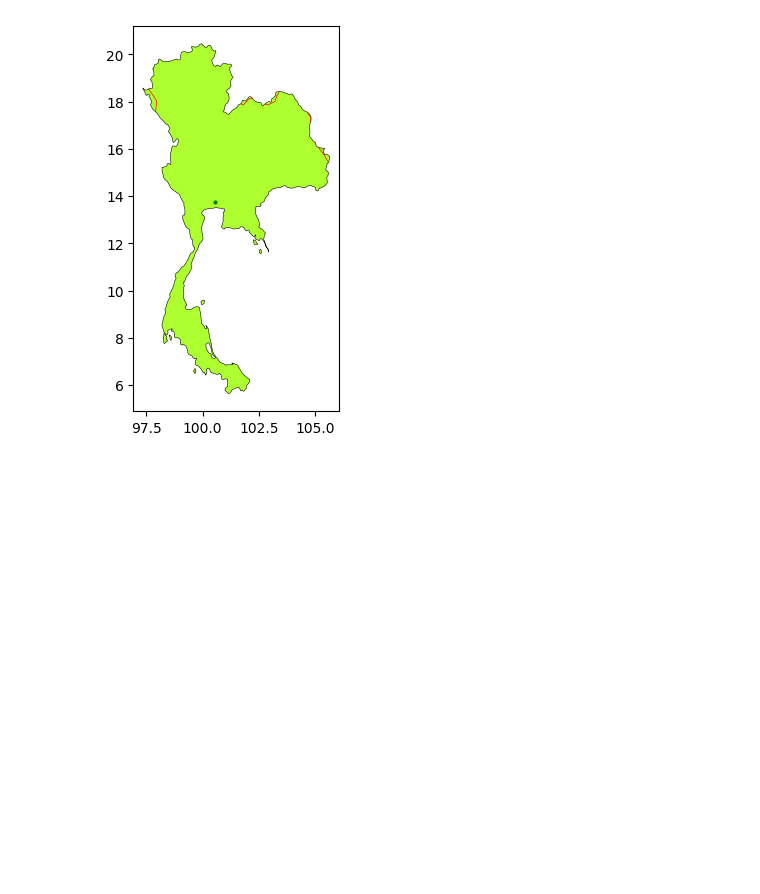
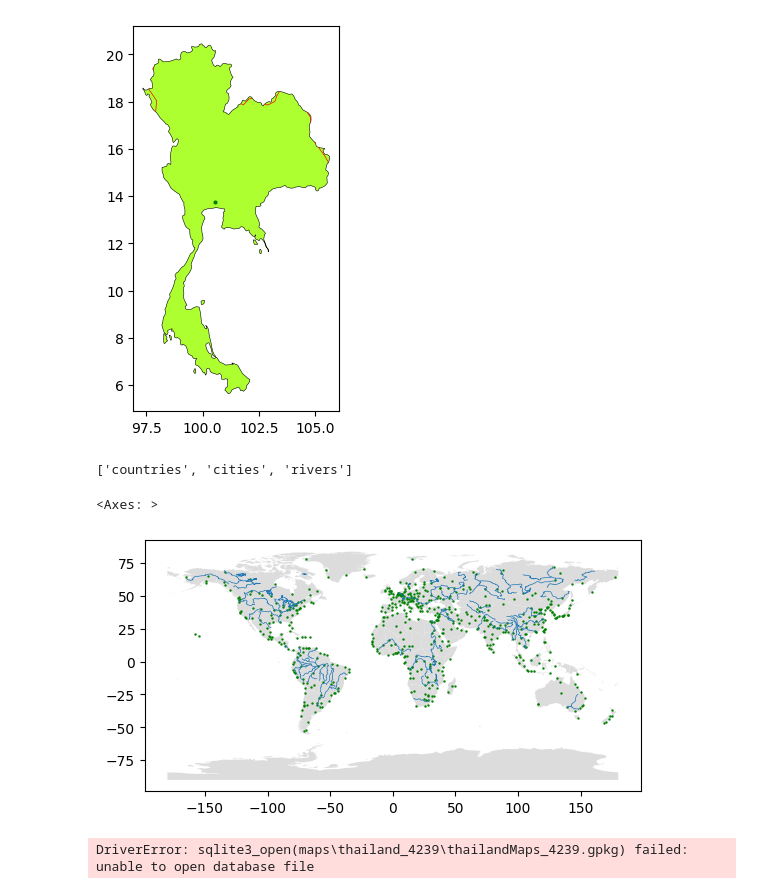
Before and after one commit to juandiegopozo-10/simpleplot, a Jupyter notebook: tarea_2_datosespaciales.ipynb, the cells around one changed output. Drawn from its saved outputs; the diff is of its cells as text; code cells hidden in the pictures; blank space fills up the shorter version.

```diff
--- a/tarea_2_datosespaciales.ipynb
+++ b/tarea_2_datosespaciales.ipynb
@@ -160,24 +160,31 @@ countries.to_file(os.path.join("maps","worldmaps.gpkg"), layer='countries', driv
 cities.to_file(os.path.join("maps","worldmaps.gpkg"), layer='cities', driver="GPKG")
 rivers.to_file(os.path.join("maps","worldmaps.gpkg"), layer='rivers', driver="GPKG")
 # %%
-# link_worldmaps=
+ link_worldmaps='https://github.com/juandiegopozo-10/simpleplot/raw/main/maps/worldmaps.gpkg'
 # %%
-#from  fiona import listlayers
+from  fiona import listlayers
 
-#listlayers(link_worldmaps)
+listlayers(link_worldmaps)
+# %% [output]
+['countries', 'cities', 'rivers']
 # %%
-# countries_prueba=gpd.read_file(link_worldmaps,layer='countries')
-# cities_prueba=gpd.read_file(link_worldmaps,layer='cities')
-# rivers_prueba=gpd.read_file(link_worldmaps,layer='rivers')
+countries_prueba=gpd.read_file(link_worldmaps,layer='countries')
+cities_prueba=gpd.read_file(link_worldmaps,layer='cities')
+rivers_prueba=gpd.read_file(link_worldmaps,layer='rivers')
 # %%
-# base_prueba= countries.plot(facecolor='gainsboro')
-# cities_prueba.plot(ax=base_prueba, markersize=0.5, color='green')
-# rivers_prueba.plot(ax=base_prueba, linewidth=0.5)
+base_prueba= countries.plot(facecolor='gainsboro')
+cities_prueba.plot(ax=base_prueba, markersize=0.5, color='green')
+rivers_prueba.plot(ax=base_prueba, linewidth=0.5)
+# %% [output]
+<Axes: >
+[figure, added]
 # %%
-# import os
-# thailand_4239.to_file(os.path.join("maps","thailand_4239","thailandMaps_4239.gpkg"), layer='country', driver="GPKG")
-# cities_4239.to_file(os.path.join("maps","thailand_4239","thailandMaps_4239.gpkg"), layer='cities', driver="GPKG")
-# rivers_4239.to_file(os.path.join("maps","thailand_4239","thailandMaps_4239.gpkg"), layer='rivers', driver="GPKG")
+ import os
+thailand_4239.to_file(os.path.join("maps","thailand_4239","thailandMaps_4239.gpkg"), layer='country', driver="GPKG")
+cities_4239.to_file(os.path.join("maps","thailand_4239","thailandMaps_4239.gpkg"), layer='cities', driver="GPKG")
+rivers_4239.to_file(os.path.join("maps","thailand_4239","thailandMaps_4239.gpkg"), layer='rivers', driver="GPKG")
+# %% [output]
+DriverError: sqlite3_open(maps\thailand_4239\thailandMaps_4239.gpkg) failed: unable to open database file
 # %%
 # thailandMaps=
 # %%
```
Also changed, not shown: parts of 2 cells of this notebook.
